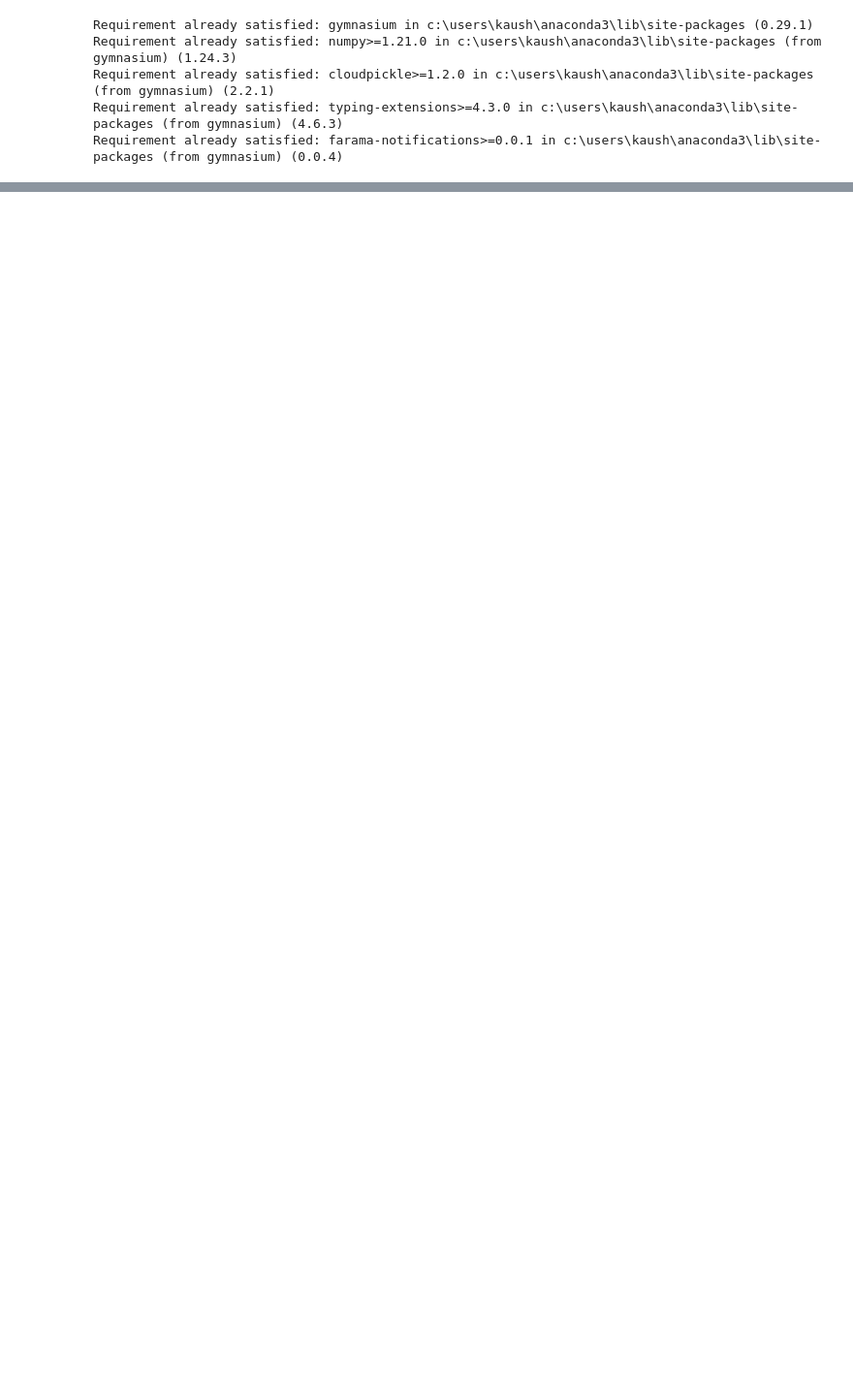
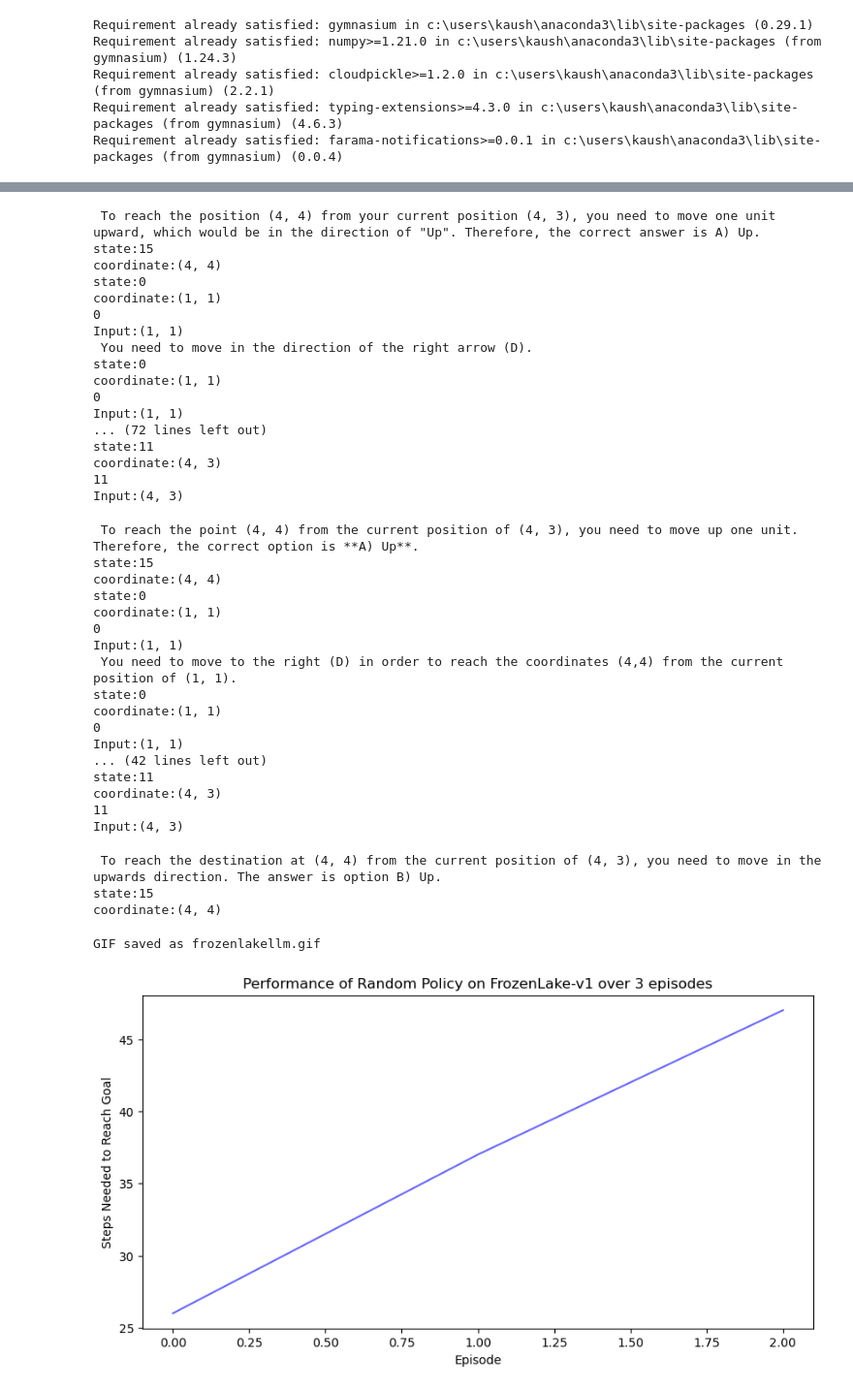
Before and after one commit to Kaushal1011/Evaluating-AI-Agents-powered-by-LLMs, a Jupyter notebook: FrozenLakeRandomPolicy.ipynb, the cells around one changed output, grey strips where cells are left out. Shown: that part at 97% size. Drawn from its saved outputs; the diff is of its cells as text; code cells hidden in the pictures; blank space fills up the shorter version.

Commit message:
frozen lake

```diff
--- a/FrozenLakeRandomPolicy.ipynb
+++ b/FrozenLakeRandomPolicy.ipynb
@@ -176,7 +177,7 @@ def evaluate_llm_and_save_gif(num_episodes=100, filename="frozenlake.gif"):
     rewards = []
     stepCount = []
 
-    for episode in range(num_episodes):
+    for episode in tqdm(range(num_episodes)):
         state = env.reset()[0]
         print("state:" + str(state))
         print("coordinate:" + str(env_to_eng(state)))
@@ -203,7 +204,7 @@ def evaluate_llm_and_save_gif(num_episodes=100, filename="frozenlake.gif"):
             # Add the new state to frames
             frames.append(render_to_image(env))
             count+=1
-            if count>50:
+            if count>30:
                 done = True
 
         rewards.append(episode_reward)
@@ -214,10 +215,10 @@ def evaluate_llm_and_save_gif(num_episodes=100, filename="frozenlake.gif"):
     imageio.mimsave(filename, [np.array(f) for f in frames], duration=0.5)
     print(f"GIF saved as {filename}")
 
-    return rewards, steps
+    return rewards, stepCount
 
 # Evaluate the random policy, save the GIF, and retrieve rewards
-num_episodes = 5
+num_episodes = 3
 rewards, steps = evaluate_llm_and_save_gif(num_episodes=num_episodes, filename="frozenlakellm.gif")
 
 # Calculate cumulative rewards
@@ -250,0 +252,39 @@ Input:(3, 1)
+ To reach the position (4, 4) from your current position (4, 3), you need to move one unit upward, which would be in the direction of "Up". Therefore, the correct answer is A) Up.
+state:15
+coordinate:(4, 4)
+state:0
+coordinate:(1, 1)
+0
+Input:(1, 1)
+ You need to move in the direction of the right arrow (D).
+state:0
+coordinate:(1, 1)
+0
+Input:(1, 1)
+... (72 lines left out)
+state:11
+coordinate:(4, 3)
+11
+Input:(4, 3)
+ To reach the point (4, 4) from the current position of (4, 3), you need to move up one unit. Therefore, the correct option is **A) Up**.
+state:15
+coordinate:(4, 4)
+state:0
+coordinate:(1, 1)
+0
+Input:(1, 1)
+ You need to move to the right (D) in order to reach the coordinates (4,4) from the current position of (1, 1).
+state:0
+coordinate:(1, 1)
+0
+Input:(1, 1)
+... (42 lines left out)
+state:11
+coordinate:(4, 3)
+11
+Input:(4, 3)
+ To reach the destination at (4, 4) from the current position of (4, 3), you need to move in the upwards direction. The answer is option B) Up.
+state:15
+coordinate:(4, 4)
+GIF saved as frozenlakellm.gif
+[figure, added]
```
Also changed, not shown: parts of 7 cells of this notebook, 7 other files.
